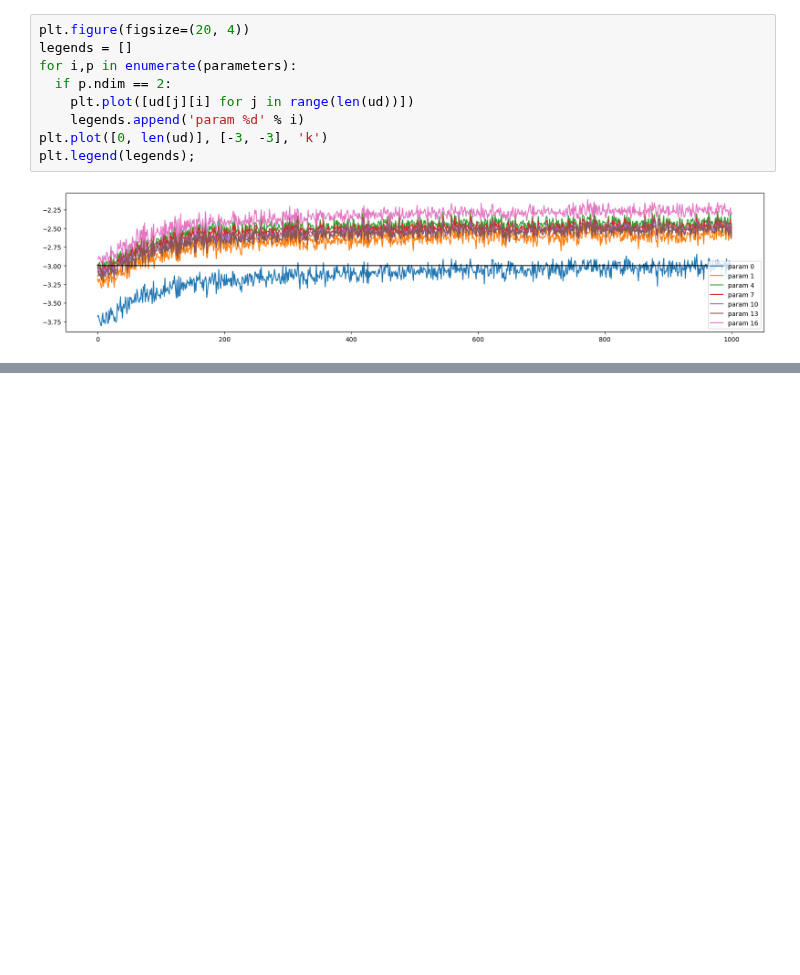
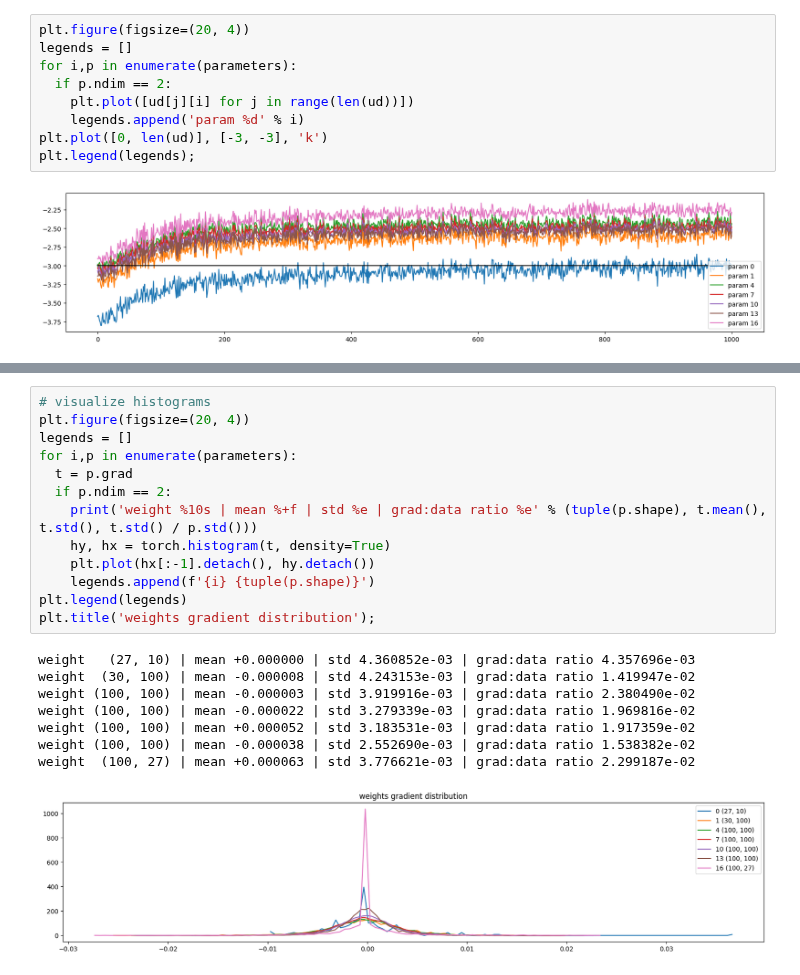
Before and after one commit to dominiksakic/zero_to_hero, a Jupyter notebook: experiments_grad_activations.ipynb, the cells around one changed output, grey strips where cells are left out. Cells and saved outputs as stored; diff of their text form; blank space fills up the shorter version.

```diff
--- a/experiments_grad_activations.ipynb
+++ b/experiments_grad_activations.ipynb
@@ -263,0 +351,22 @@ plt.legend(legends);
+# %%
+# visualize histograms
+plt.figure(figsize=(20, 4))
+legends = []
+for i,p in enumerate(parameters):
+  t = p.grad
+  if p.ndim == 2:
+    print('weight %10s | mean %+f | std %e | grad:data ratio %e' % (tuple(p.shape), t.mean(), t.std(), t.std() / p.std()))
+    hy, hx = torch.histogram(t, density=True)
+    plt.plot(hx[:-1].detach(), hy.detach())
+    legends.append(f'{i} {tuple(p.shape)}')
+plt.legend(legends)
+plt.title('weights gradient distribution');
+# %% [output]
+weight   (27, 10) | mean +0.000000 | std 4.360852e-03 | grad:data ratio 4.357696e-03
+weight  (30, 100) | mean -0.000008 | std 4.243153e-03 | grad:data ratio 1.419947e-02
+weight (100, 100) | mean -0.000003 | std 3.919916e-03 | grad:data ratio 2.380490e-02
+weight (100, 100) | mean -0.000022 | std 3.279339e-03 | grad:data ratio 1.969816e-02
+weight (100, 100) | mean +0.000052 | std 3.183531e-03 | grad:data ratio 1.917359e-02
+weight (100, 100) | mean -0.000038 | std 2.552690e-03 | grad:data ratio 1.538382e-02
+weight  (100, 27) | mean +0.000063 | std 3.776621e-03 | grad:data ratio 2.299187e-02
+[figure, added]
```
Also changed, not shown: parts of 12 cells of this notebook.
